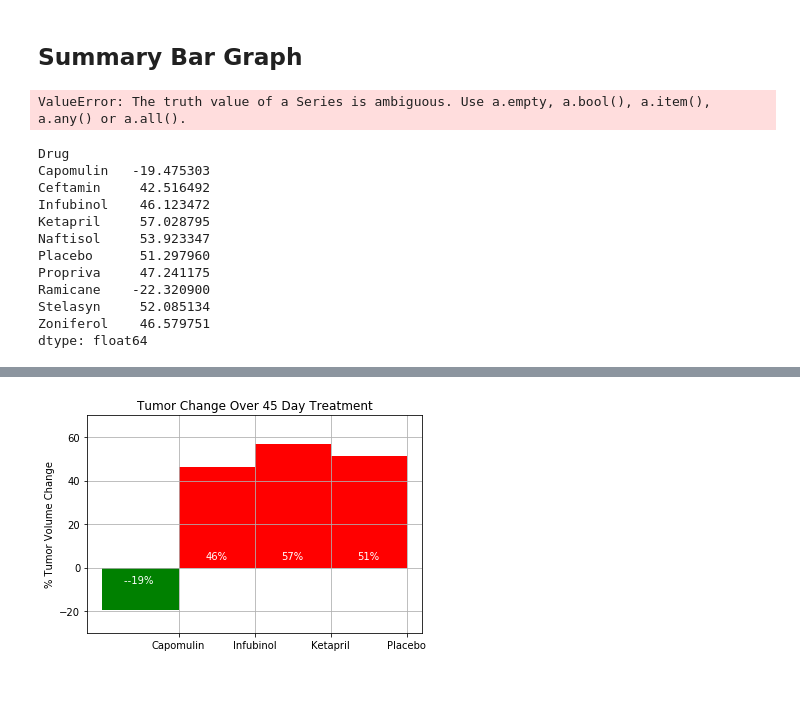
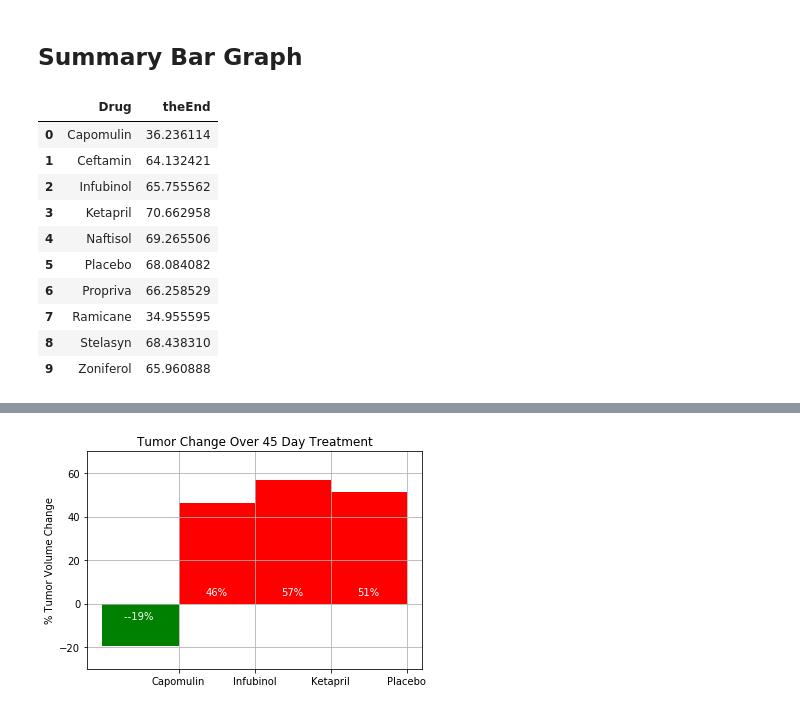
Before and after one commit to ghteds/homework, a Jupyter notebook: hwmatplotlib/pymaceuticals_starter.ipynb, the cells around one changed output, grey strips where cells are left out. Drawn from its saved outputs; the diff is of its cells as text; code cells hidden in the pictures.

```diff
--- a/hwmatplotlib/pymaceuticals_starter.ipynb
+++ b/hwmatplotlib/pymaceuticals_starter.ipynb
@@ -329,36 +329,3 @@ plt.show()
 [figure]
 # %% [markdown]
 ## Summary Bar Graph
-# %%
-# Calculate the percent changes for each drug
-#use tumor size
-#%change=endsize-startsize/startsize
-#ResetmTumorVolumeDF=mTumorVolumeDF.reset_index()
-
-df_reader['email1_fin'] = np.where(df_reader['email1_b']=='NaN'
-# for index, row in ResetmTumorVolumeDF.iterrows():
-#     t=ResetmTumorVolumeDF['Timepoint']
-#     if ResetmTumorVolumeDF['Timepoint'] == 0:
-#         print(t)
-
-            #+ ',' + row['Tumor Volume (mm3)'])
-#mTumorVolumeDF
-# Display the data to confirm
-#ResetmTumorVolumeDF.dtypes
-# %% [output]
-ValueError: The truth value of a Series is ambiguous. Use a.empty, a.bool(), a.item(), a.any() or a.all().
-# %%
-afd
-# %% [output]
-Drug
-Capomulin   -19.475303
-Ceftamin     42.516492
-Infubinol    46.123472
-Ketapril     57.028795
-Naftisol     53.923347
-Placebo      51.297960
-Propriva     47.241175
-Ramicane    -22.320900
-Stelasyn     52.085134
-Zoniferol    46.579751
-dtype: float64
@@ -364,0 +361,16 @@ dtype: float64
+# %%
+drugAndEndDf=pd.DataFrame(drugAndEnd, columns=['Drug','theEnd'])
+drugAndEndDf
+#%change=endsize-startsize/startsize
+# %% [output]
+|  | Drug | theEnd |
+| 0 | Capomulin | 36.236114 |
+| 1 | Ceftamin | 64.132421 |
+| 2 | Infubinol | 65.755562 |
+| 3 | Ketapril | 70.662958 |
+| 4 | Naftisol | 69.265506 |
+| 5 | Placebo | 68.084082 |
+| 6 | Propriva | 66.258529 |
+| 7 | Ramicane | 34.955595 |
+| 8 | Stelasyn | 68.438310 |
+| 9 | Zoniferol | 65.960888 |
```
Also changed, not shown: parts of 4 cells of this notebook.
